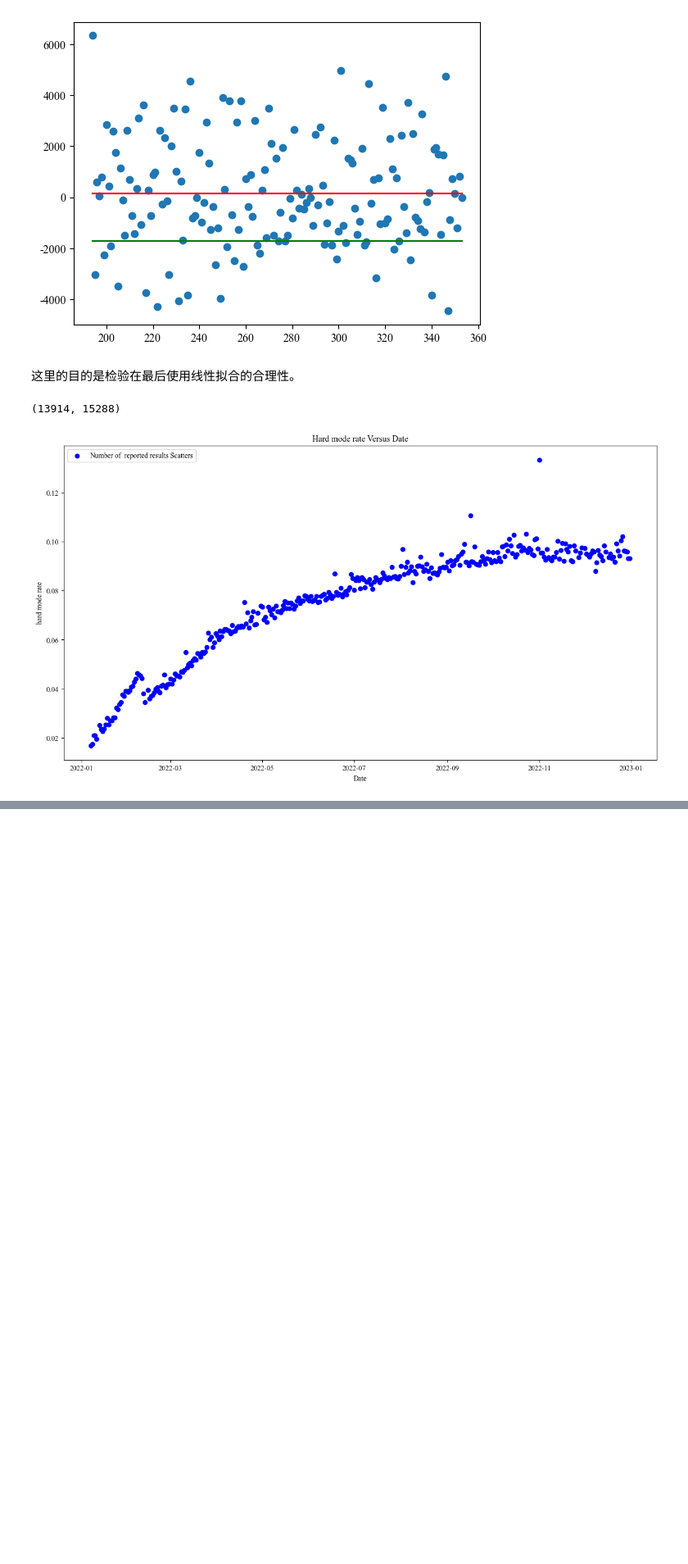
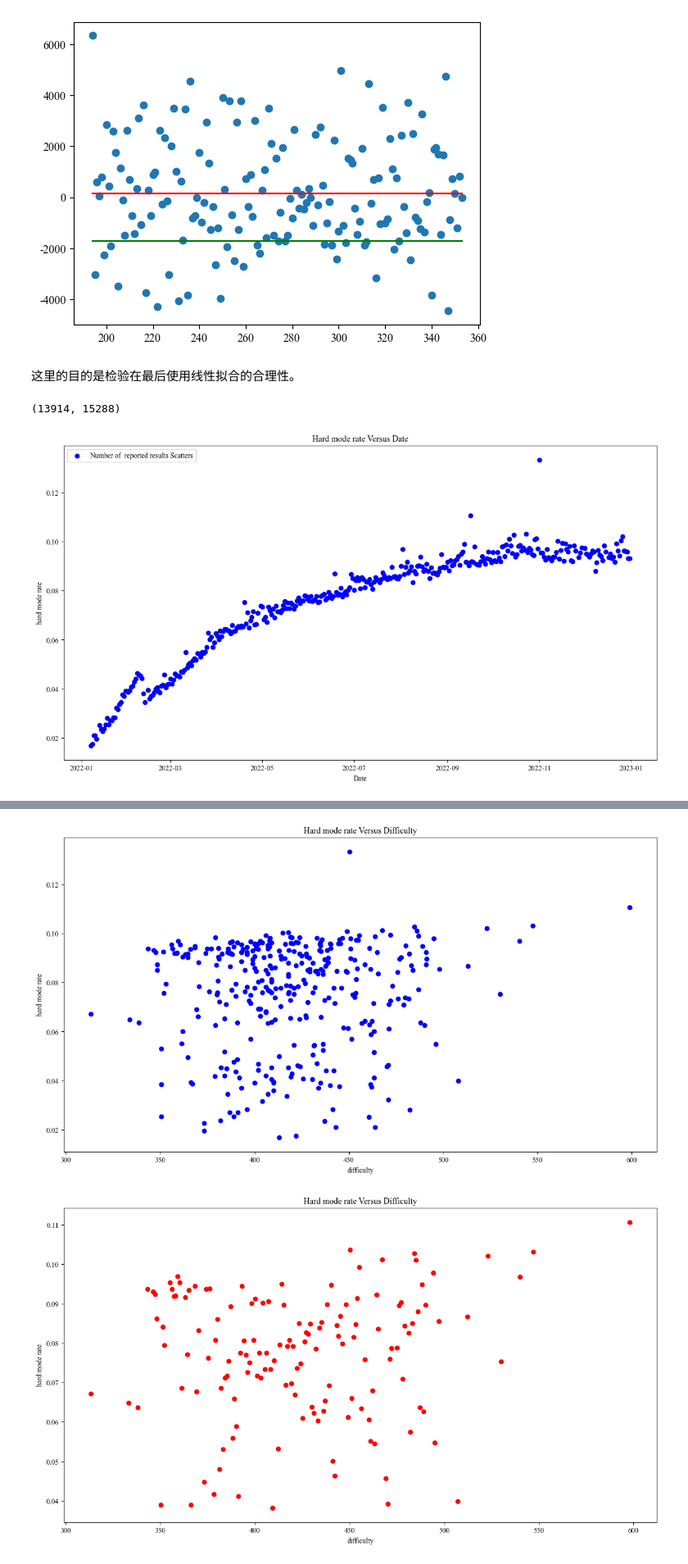
Before and after one commit to hthuz/mcm23, a Jupyter notebook: p1_plot.ipynb, the cells around one changed output, grey strips where cells are left out. Shown: that part at 82% size. Saved outputs shown, nothing was run; the diff lists cells and outputs as text; code cells hidden in the pictures; blank space fills up the shorter version.

```diff
--- a/p1_plot.ipynb
+++ b/p1_plot.ipynb
@@ -127,0 +133,39 @@ plt.savefig('./plots/hard_rate_vs_difficulty.jpg')
+# %%
+# draw the scatter of the Contest_num
+plt.figure( figsize = (15,8) )
+plt.scatter(df['difficulty'], df['hard_mode_rate'], color = 'b')
+plt.xlabel('difficulty')
+plt.ylabel('hard mode rate')
+plt.title('Hard mode rate Versus Difficulty')
+plt.savefig('./plots/hard_rate_vs_difficulty.jpg')
+# get the average of the certain difficulty to avoid the influence of the distribution of the difficulty.
+plt.figure(figsize = (15,8))
+# basket sort like agorithm
+level_x = np.arange(df['difficulty'].min(), df['difficulty'].max())
+level_y = np.zeros(len(level_x))
+level_z = np.zeros(len(level_x))
+mini = df['difficulty'].min()
+for i in range(len(df)):
+    level_y[int(df['difficulty'][i] - mini)] += df['hard_mode_rate'][i]
+    level_z[int(df['difficulty'][i] - mini)] += 1
+for i in range(len(level_x)):
+    if level_z[i] == 0:
+        continue
+    else:
+        level_y[i] /= level_z[i]
+level_i = []
+level_j = []
+for i in range(len(level_x)):
+    if level_y[i] != 0:
+        level_i.append(level_x[i])
+        level_j.append(level_y[i])
+    else:
+        continue
+plt.scatter(level_i, level_j, color = 'r')
+plt.xlabel('difficulty')
+plt.ylabel('hard mode rate')
+plt.title('Hard mode rate Versus Difficulty')
+plt.savefig('./plots/h_v_d_averaged.jpg')
+# %% [output]
+[figure, added]
+[figure, added]
```
Also changed, not shown: parts of 4 cells of this notebook, 2 other files.
